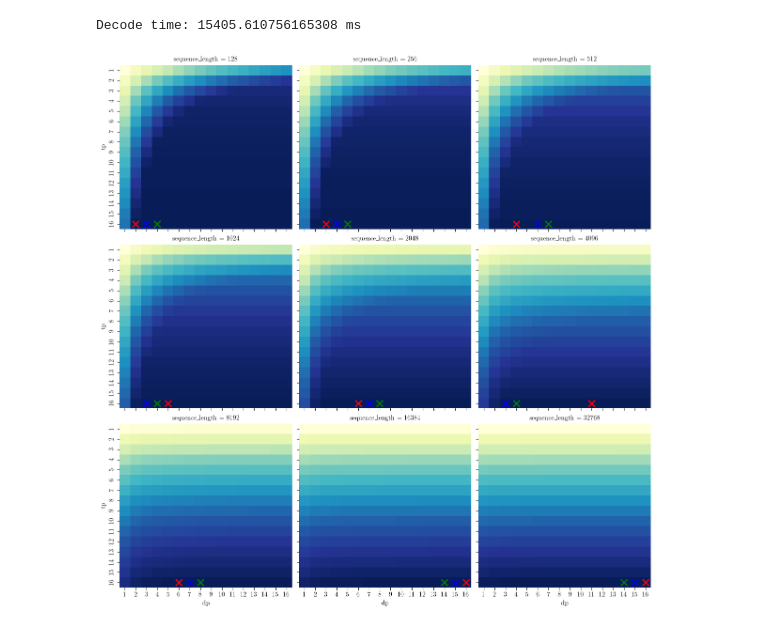
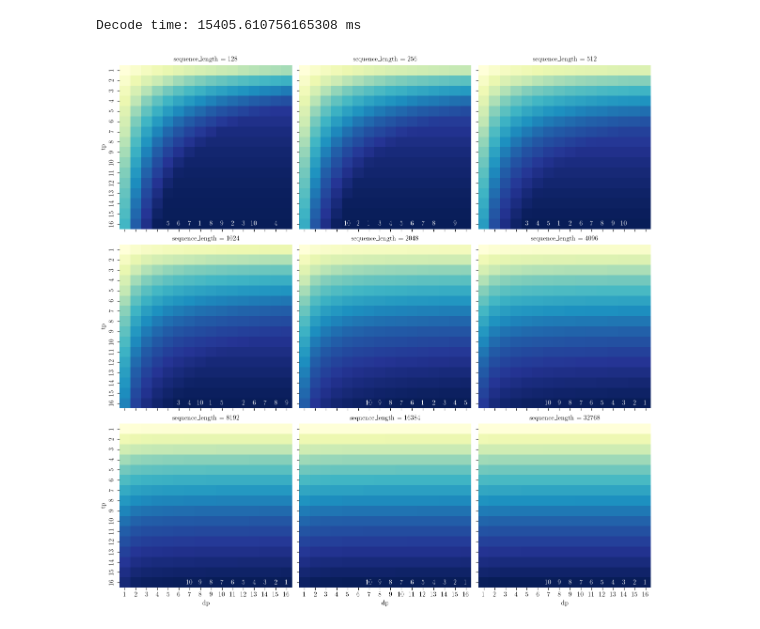
Before and after one commit to NathanRignall/llm-scheduling, a Jupyter notebook: notebooks/simulator.ipynb, the cells around one changed output. Saved outputs shown, nothing was run; the diff lists cells and outputs as text; code cells hidden in the pictures.

```diff
--- a/notebooks/simulator.ipynb
+++ b/notebooks/simulator.ipynb
@@ -98,7 +98,7 @@ for seq_len in sequence_lengths:
         for dp in dp_list:
             time_ms = simulator.prefill_time(
                 args,
-                gpu_list['GB200-NVL72'],
+                gpu_list['H800'],
                 seq_len,
                 kv_cache_rate=0.563,
                 tp_num=tp,
@@ -112,75 +112,49 @@ for seq_len in sequence_lengths:
                 'throughput': throughput,
             })
 
+# Build DataFrame
 df = pd.DataFrame(results)
 
 # faceted heatmaps
 g = sns.FacetGrid(
     df,
     col="sequence_length",
     col_wrap=3,
     height=4,
     sharex=True,
     sharey=True
 )
 
 def draw_heatmap(data, **kwargs):
     # pivot for this sequence length
     pivot = data.pivot(index="tp", columns="dp", values="throughput")
     ax = plt.gca()
     sns.heatmap(pivot, cbar=False, fmt=".1f", **kwargs)
+    # find the top ten tp/dp in this subset
+    top_ten = data.nlargest(10, 'throughput')
 
-    # find the top three tp/dp in this subset
-    top_three = data.nlargest(3, 'throughput')
-
-    # plot the best tp/dp
-    best = top_three.iloc[0]
-    best_tp, best_dp = int(best['tp']), int(best['dp'])
-    row_idx = list(pivot.index).index(best_tp)
-    col_idx = list(pivot.columns).index(best_dp)
-    ax.scatter(
-        col_idx + 0.5,
-        row_idx + 0.5,
-        marker='x',
-        color='red',
-        s=100,
-        linewidths=2
-    )
-
-    # plot the second best tp/dp
-    second_best = top_three.iloc[1]
-    second_best_tp, second_best_dp = int(second_best['tp']), int(second_best['dp'])
-    row_idx = list(pivot.index).index(second_best_tp)
-    col_idx = list(pivot.columns).index(second_best_dp)
-    ax.scatter(
-        col_idx + 0.5,
-        row_idx + 0.5,
-        marker='x',
-        color='blue',
-        s=100,
-        linewidths=2
-    )
-
-    # plot the third best tp/dp
-    third_best = top_three.iloc[2]
-    third_best_tp, third_best_dp = int(third_best['tp']), int(third_best['dp'])
-    row_idx = list(pivot.index).index(third_best_tp)
-    col_idx = list(pivot.columns).index(third_best_dp)
-    ax.scatter(
-        col_idx + 0.5,
-        row_idx + 0.5,
-        marker='x',
-        color='green',
-        s=100,
-        linewidths=2
-    )
+    # label the top ten tp/dp
+    for rank, row in enumerate(top_ten.itertuples(), start=1):
+        tp, dp = int(row.tp), int(row.dp)
+        row_idx = list(pivot.index).index(tp)
+        col_idx = list(pivot.columns).index(dp)
+        ax.text(
+            col_idx + 0.5,
+            row_idx + 0.5,
+            str(rank),
+            color='white',
+            ha='center',
+            va='center',
+            fontsize=10,
+            fontweight='bold'
+        )
 
 g.map_dataframe(draw_heatmap, cmap="YlGnBu")
 
 for ax in g.axes.flat:
     ax.set_xlabel("dp")
     ax.set_ylabel("tp")
 
 plt.show()
 # %% [output]
-[figure, old version]
+[figure, new version]
```
Also changed, not shown: parts of 2 cells of this notebook, 1 other file.
